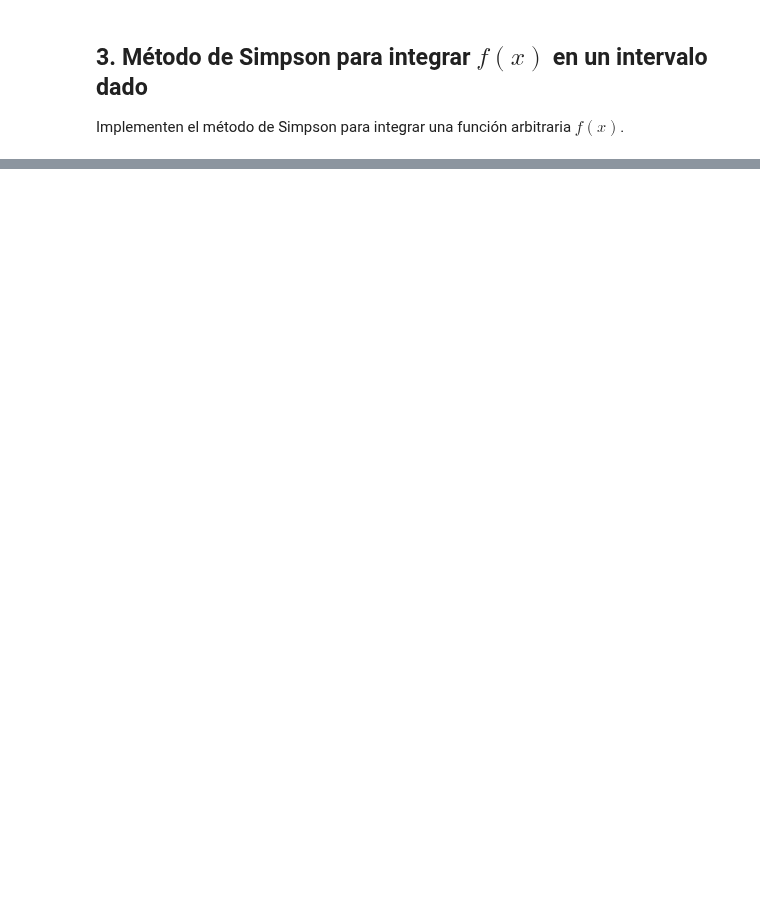
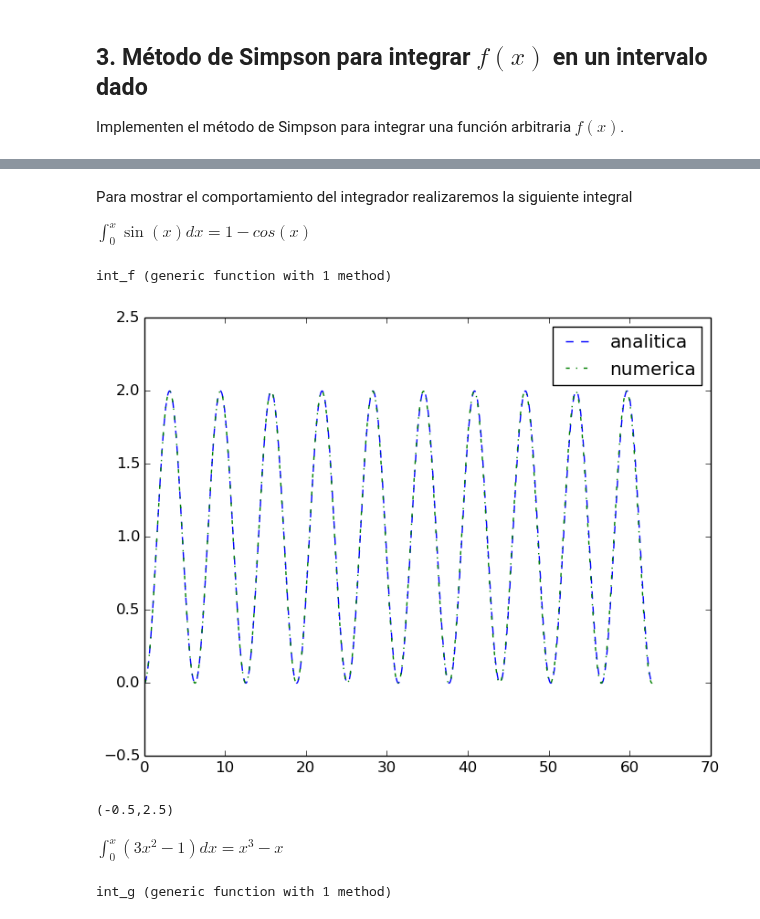
Before and after one commit to lbenet/2017-2_TSFisComputacional-1, a Jupyter notebook: tareas/Ruben/Tarea1.ipynb, the cells around one changed output, grey strips where cells are left out. Saved outputs shown, nothing was run; the diff lists cells and outputs as text; code cells hidden in the pictures; blank space fills up the shorter version.

```diff
--- a/tareas/Ruben/Tarea1.ipynb
+++ b/tareas/Ruben/Tarea1.ipynb
@@ -336,0 +364,20 @@ Implementen el método de Simpson para integrar una función arbitraria $f(x)$.
+# %%
+function integrador(f, a, b, n = 1000)
+
+    h = linspace(a, b, n)                          # Se define la particion.
+    Δ = (b - a) / n                                # Se define el tamaño del paso de integracion.
+
+    err_max = 0.0                                  # Se declaran variables para guardar el area y el error.
+    area = 0.0
+
+    for i = h
+        area += Δ * (f(i) + 4 * f(i + 0.5 * Δ) + f(i + Δ)) / 6
+
+        err = Δ^5 * abs(f(i + 0.5 * Δ))^4 / 90     # Se calcula el error del paso, el error reportado sera el mayor
+        if (err > err_max)                         # calculado para el intervalo de integracion.
+            err_max = err
+        end
+    end
+
+    return area, err_max
+end
@@ -336,0 +388,35 @@ Implementen el método de Simpson para integrar una función arbitraria $f(x)$.
+# %% [markdown]
+Para mostrar el comportamiento del integrador realizaremos la siguiente integral
+
+$ \int_0^x \sin(x)dx = 1 - cos(x)$
+# %%
+f(x) = sin(x)
+int_f(x) = 1 - cos(x)
+# %% [output]
+int_f (generic function with 1 method)
+# %%
+rango = 0.0:0.01:(20 * pi)
+func = int_f(rango)
+int = similar(rango)
+er = similar(rango)
+
+for (i, j) = enumerate(rango)
+    int[i], er[i] = integrador(f, 0.0, j)
+
+end
+
+plot(rango, func, linestyle = "--", label = "analitica")
+plot(rango, int,  linestyle = "-.", label = "numerica")
+
+legend()
+ylim(-0.5,2.5)
+# %% [output]
+[figure, added]
+(-0.5,2.5)
+# %% [markdown]
+$\int_0^x (3x^2 - 1) dx = x^3 - x$
+# %%
+g(x) = 3 * x.^2 - 1
+int_g(x) = x.^3 - x
+# %% [output]
+int_g (generic function with 1 method)
```
Also changed, not shown: parts of 24 cells of this notebook.
